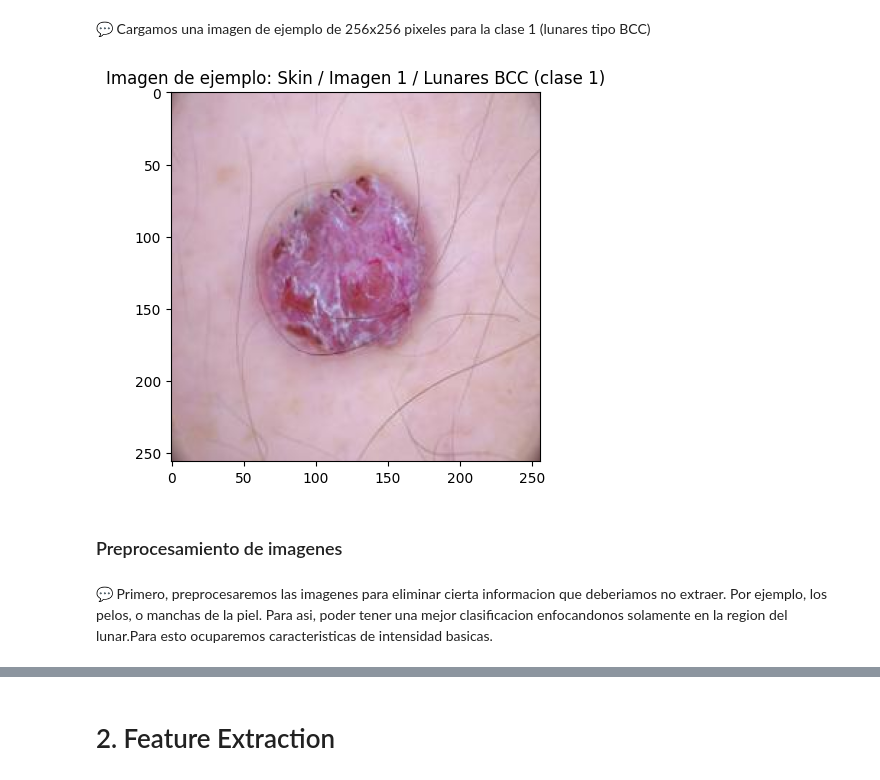
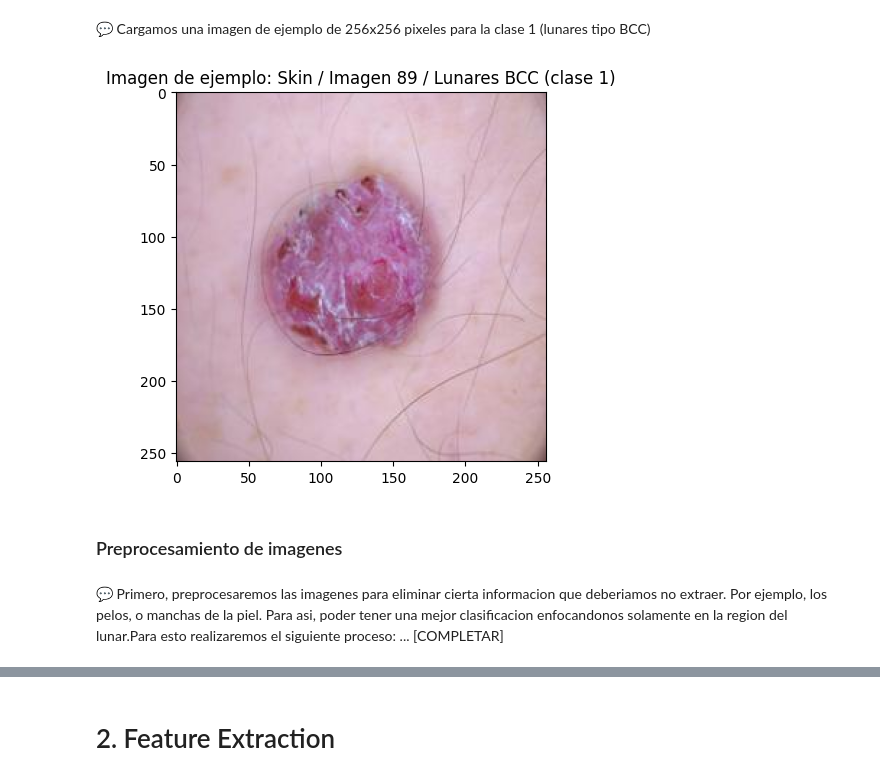
Before and after one commit to pedrozavalat/iic3724-tareas, a Jupyter notebook: T2/T2_PedroPabloZavalaTejos.ipynb, the cells around one changed output, grey strips where cells are left out. Cells and saved outputs as stored; diff of their text form; code cells hidden in the pictures.

```diff
--- a/T2/T2_PedroPabloZavalaTejos.ipynb
+++ b/T2/T2_PedroPabloZavalaTejos.ipynb
@@ -147,14 +147,15 @@ def imageload(num_class: int, num_img: int, echo='off') -> str:
 # %%
 test_img = imageload(1,89)
 plt.imshow(test_img, cmap='gray')
-plt.title('Imagen de ejemplo: Skin / Imagen 1 / Lunares BCC (clase 1)')
+plt.title('Imagen de ejemplo: Skin / Imagen 89 / Lunares BCC (clase 1)')
 plt.show()
 # %% [output]
-[figure, old version]
+[figure, new version]
 # %% [markdown]
 ### Preprocesamiento de imagenes
 # %% [markdown]
-💬 Primero, preprocesaremos las imagenes para eliminar cierta informacion que deberiamos no extraer. Por ejemplo, los pelos, o manchas de la piel. Para asi, poder tener una mejor clasificacion enfocandonos solamente en la region del lunar.Para esto ocuparemos caracteristicas de intensidad basicas.
+💬 Primero, preprocesaremos las imagenes para eliminar cierta informacion que deberiamos no extraer. Por ejemplo, los pelos, o manchas de la piel. Para asi, poder tener una mejor clasificacion enfocandonos solamente en la region del lunar.Para esto realizaremos el siguiente proceso:
+... [COMPLETAR]
 # %%
 def blurring(img, blur_type):
     if blur_type == 'gaussian': # Gaussian blurring
```
Also changed, not shown: parts of 15 cells of this notebook.
